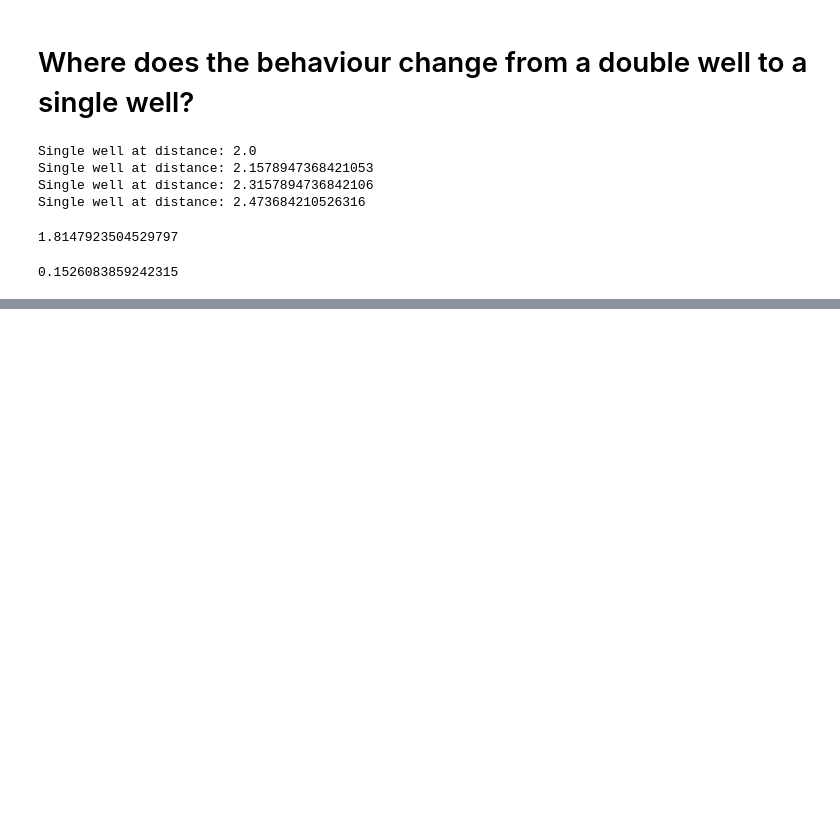
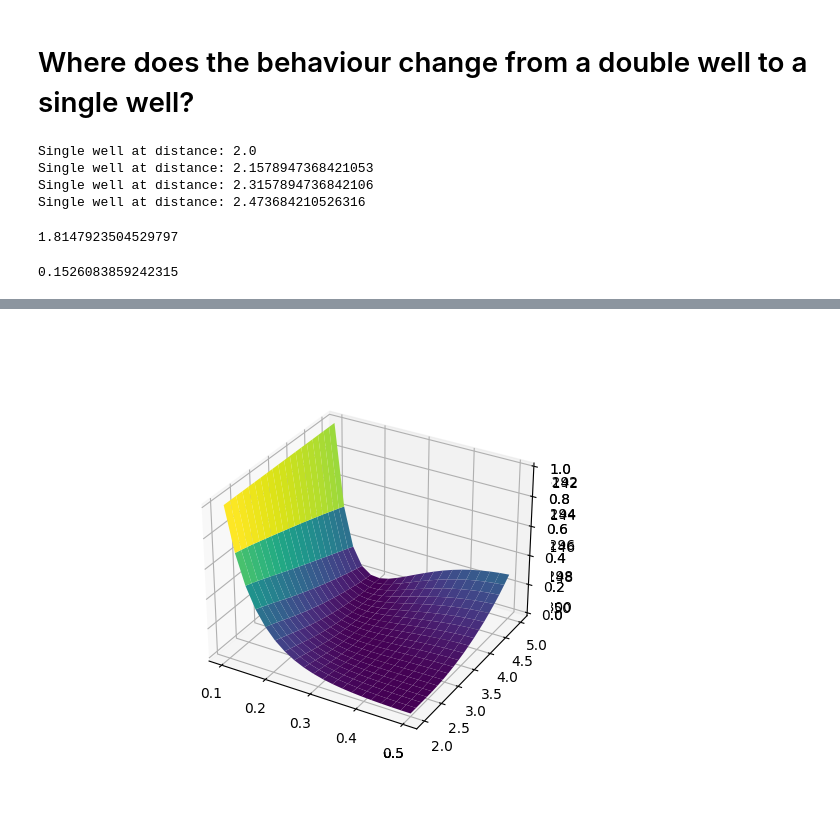
Before and after one commit to UCL-CCS/Nbed, a Jupyter notebook: docs/notebooks/hydronium.ipynb, the cells around one changed output, grey strips where cells are left out. Cells and saved outputs as stored; diff of their text form; code cells hidden in the pictures; blank space fills up the shorter version.

```diff
--- a/docs/notebooks/hydronium.ipynb
+++ b/docs/notebooks/hydronium.ipynb
@@ -279,19 +277,21 @@ plt.show()
 # %%
-%matplotlib ipympl
+# %matplotlib ipympl
 
-x = deltas
-y = oo_distances
+# x = deltas
+# y = oo_distances
 
-X, Y = np.meshgrid(x, y)
-Z = np.array([(e-np.min(e))/(np.max(e)-np.min(e)) for e in hydronium_energies.values()])
+# X, Y = np.meshgrid(x, y)
+# Z = np.array([(e-np.min(e))/(np.max(e)-np.min(e)) for e in hydronium_energies.values()])
 
-import matplotlib.pyplot as plt
-from mpl_toolkits.mplot3d import Axes3D
-# 3d plot the surface
+# import matplotlib.pyplot as plt
+# from mpl_toolkits.mplot3d import Axes3D
+# # 3d plot the surface
 
-ax = plt.axes(projection='3d')
-ax.plot_surface(X, Y, Z, cmap='viridis')
-plt.show()
+# ax = plt.axes(projection='3d')
+# ax.plot_surface(X, Y, Z, cmap='viridis')
+# plt.show()
+# %% [output]
+[figure, added]
 # %%
 from nbed.driver import NbedDriver
 
```
Also changed, not shown: parts of 11 cells of this notebook.
